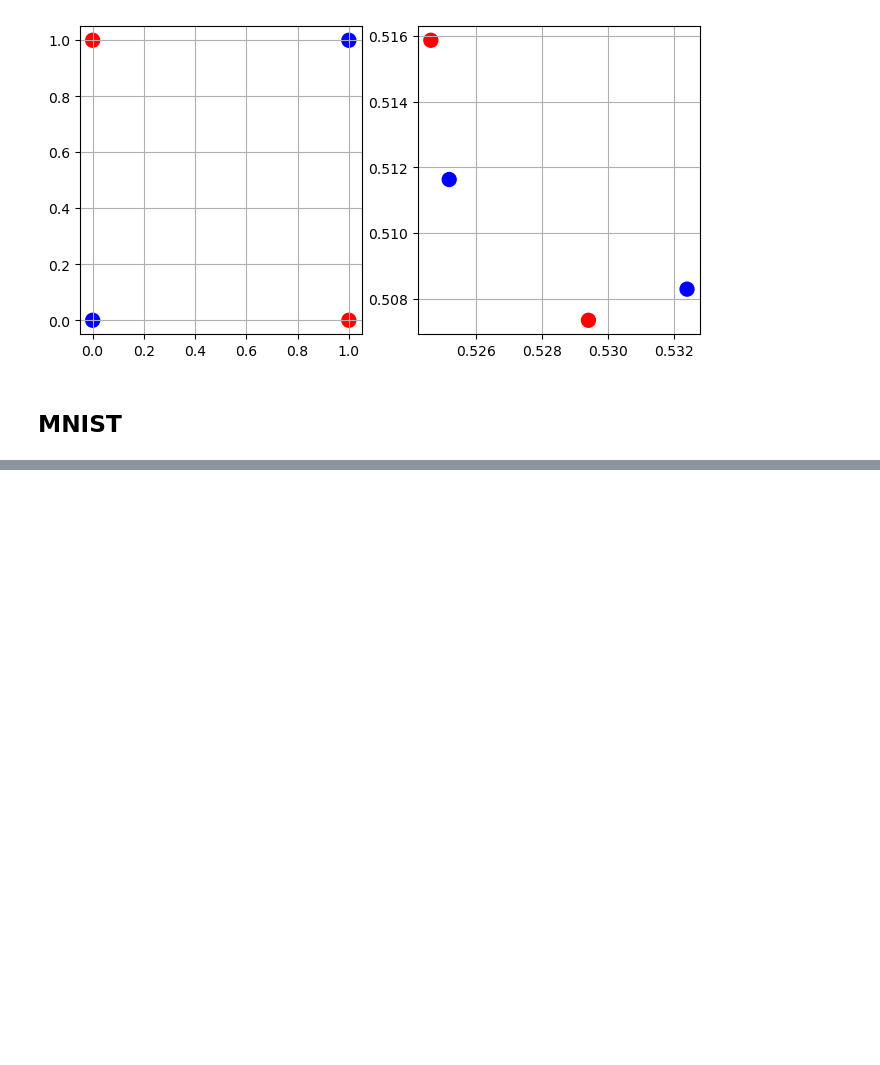
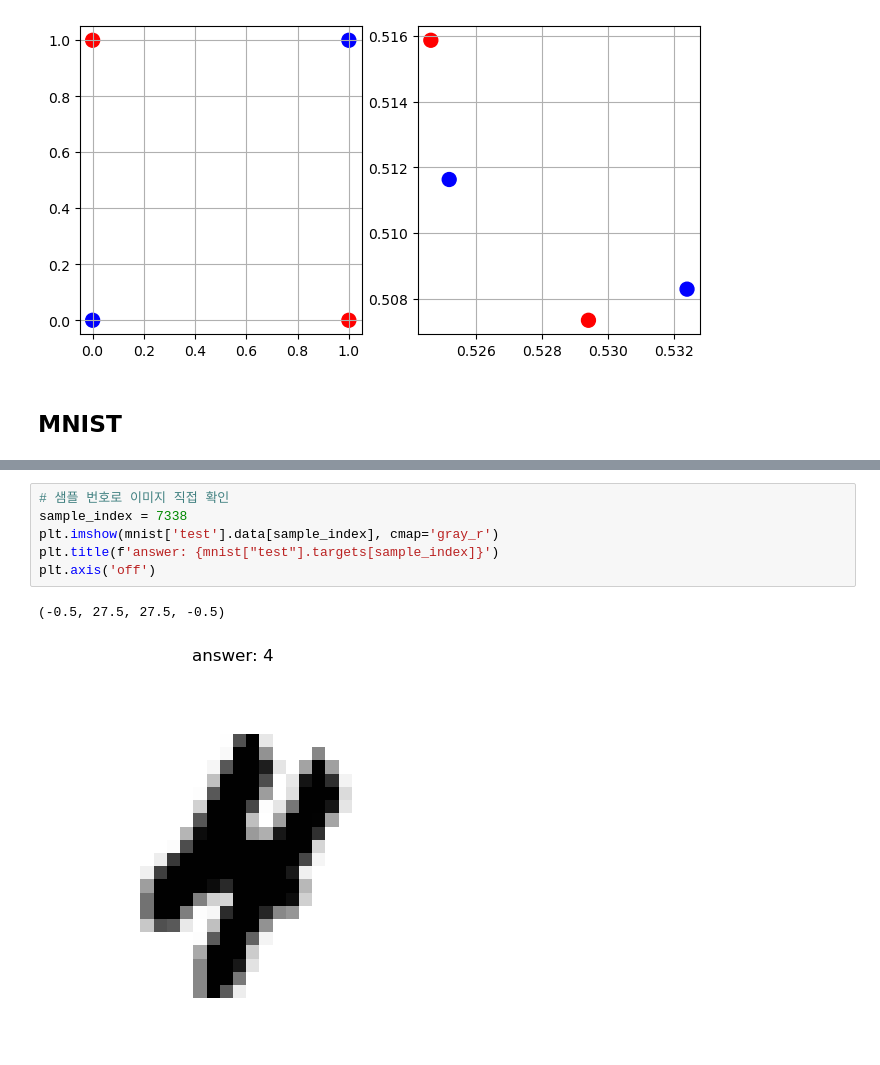
Before and after one commit to rebirther00/pydeep_multicam, a Jupyter notebook: Day3.ipynb, the cells around one changed output, grey strips where cells are left out. Drawn from its saved outputs; the diff is of its cells as text; blank space fills up the shorter version.

```diff
--- a/Day3.ipynb
+++ b/Day3.ipynb
@@ -338,0 +442,9 @@ print(len(mnist['test']))
+# %%
+# 샘플 번호로 이미지 직접 확인
+sample_index = 7338
+plt.imshow(mnist['test'].data[sample_index], cmap='gray_r')
+plt.title(f'answer: {mnist["test"].targets[sample_index]}')
+plt.axis('off')
+# %% [output]
+(-0.5, 27.5, 27.5, -0.5)
+[figure, added]
```
Also changed, not shown: parts of 11 cells of this notebook, 9 other files.
